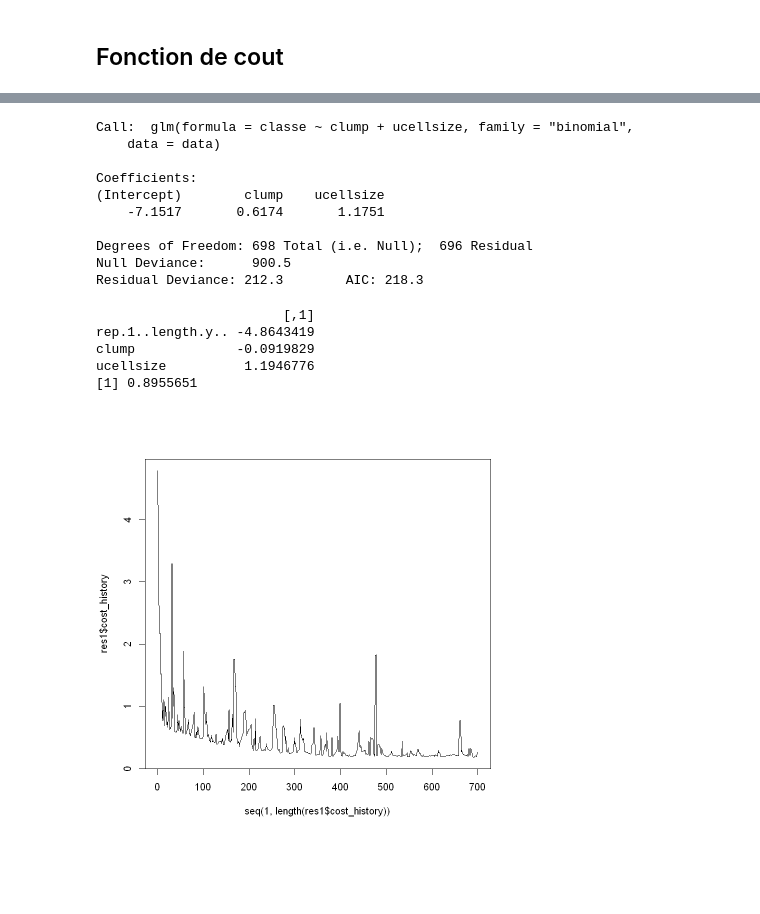
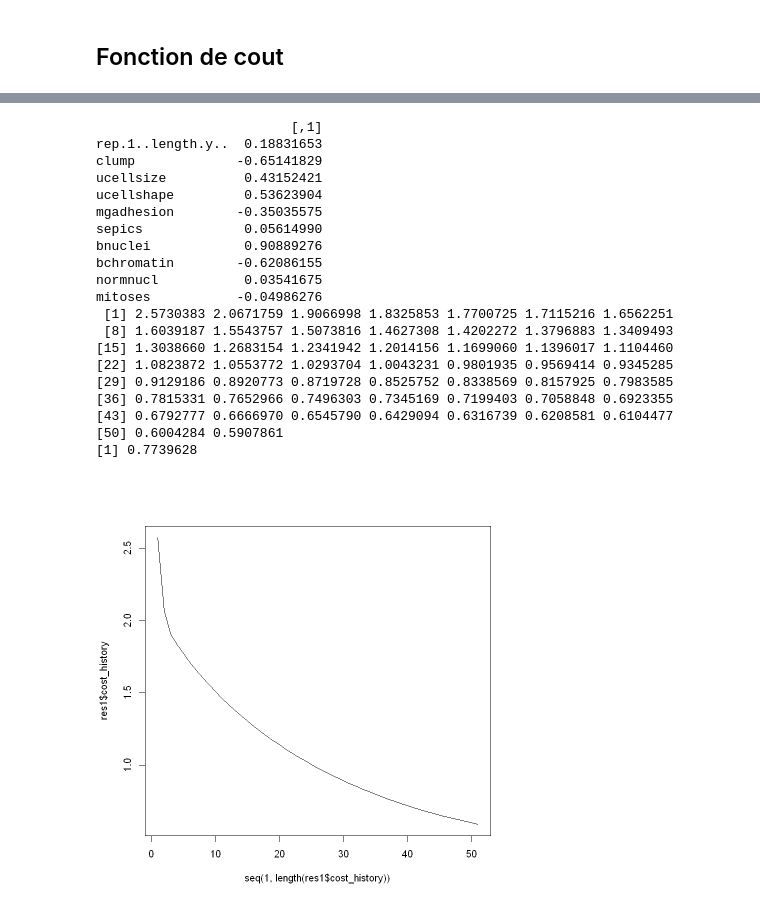
Before and after one commit to RomainDudoit/M2_RPackage, a Jupyter notebook: Notebook.ipynb, the cells around one changed output, grey strips where cells are left out. Drawn from its saved outputs; the diff is of its cells as text; code cells hidden in the pictures; blank space fills up the shorter version.

```diff
--- a/Notebook.ipynb
+++ b/Notebook.ipynb
@@ -188,41 +185,29 @@ mini_batch_gradient_descent <- function(x, y, theta, learning_rate, n_iter, batc
 # %%
 # Gradient descent
 fit <- function(formula, data, mode, batch_size, learning_rate, n_iter) {
-
-    x_y = get_x_y(formula, data)
+    x_y <- get_x_y(formula, data) # nolint
     x <- x_y$features
     y <- x_y$target
-
-    #Création de l'instance
-
     initial_theta <- as.matrix(rnorm(n = dim(x)[2], mean = 0, sd = 1))
-    #inst$cost_history <- c(cost_function(inst$x, inst$y, inst$theta)) # nolint
-
+    #initial_theta <- as.matrix(replicate(dim(x)[2], 0))
 
     if (mode == "batch" || (mode == "mini-batch" && batch_size >= nrow(y))) {
         gradient_descent <- batch_gradient_descent(x, y, initial_theta, learning_rate, n_iter) # nolint
-    }else if (mode == "stochastic" || (mode == "mini-batch" && batch_size == 1)) { # nolint
-        gradient_descent <- stochastic_gradient_descent(x, y, initial_theta, learning_rate, n_iter)# nolint
-    }else if (mode == "mini-batch") {
-        gradient_descent <- mini_batch_gradient_descent(x, y, initial_theta, learning_rate, n_iter, batch_size)# nolint
-    }else{
+    } else if (mode == "stochastic" || (mode == "mini-batch" && batch_size == 1)) { # nolint
+        gradient_descent <- stochastic_gradient_descent(x, y, initial_theta, learning_rate, n_iter) # nolint
+    } else if (mode == "mini-batch") {
+        gradient_descent <- mini_batch_gradient_descent(x, y, initial_theta, learning_rate, n_iter, batch_size) # nolint
+    } else {
         return("erreur")
     }
 
+    # Création de l'instance
+    inst <- list(
+        formula = formula, x = x, y = y, mode = mode, batch_size = batch_size, learning_rate = learning_rate, n_iter = n_iter, # nolint
+        initial_theta = initial_theta, theta = gradient_descent[[1]], cost_history = gradient_descent[[2]]
+    ) # nolint
 
-    inst <- list(formula = formula, x = x, y = y, mode = mode, batch_size = batch_size, learning_rate = learning_rate, n_iter = n_iter, theta = gradient_descent[[1]], cost_history = gradient_descent[[2]])
     attr(inst, "class") <- "Reg.Log"
-
-    # inst <- list()
-    # inst$formula <- formula
-    # inst$x <- x
-    # inst$y <- y
-    # inst$mode <- mode
-    # inst$batch_size <- batch_size
-    # inst$learning_rate <- learning_rate
-    # inst$n_iter <- n_iter
-    # inst$theta <- gradient_descent[[1]]
-    # inst$cost_history <- gradient_descent[[2]]
     return(inst)
 }
 # %%
@@ -274,29 +289,35 @@ ERROR: Error in cat("Model:", obj$formula, "\n"): argument 2 (type 'language') c
-# %%
-glm(classe ~ clump + ucellsize, data = data, family = 'binomial')
-# %% [output]
-Call:  glm(formula = classe ~ clump + ucellsize, family = "binomial",
-    data = data)
-
-Coefficients:
-(Intercept)        clump    ucellsize
-    -7.1517       0.6174       1.1751
-
-Degrees of Freedom: 698 Total (i.e. Null);  696 Residual
-Null Deviance:      900.5
-Residual Deviance: 212.3        AIC: 218.3
 # %%
+# Courbe parfois inversée ??? -> Cout initial négatif qui semble provoquer une
+
+res1 <- fit(classe ~ ., data, mode = "batch", batch_size = 32, learning_rate = 0.1, n_iter = 50)
 y_pred <- predict(res1$x, res1$theta)
 plot(seq(1, length(res1$cost_history)), res1$cost_history, type = "l")
 
 print(res1$theta)
+print(res1$cost_history)
 
 accuracy <- mean(y_pred == res1$y)
 print(accuracy)
 # %% [output]
-                        [,1]
-rep.1..length.y.. -4.8643419
-clump             -0.0919829
-ucellsize          1.1946776
-[1] 0.8955651
+                         [,1]
+rep.1..length.y..  0.18831653
+clump             -0.65141829
+ucellsize          0.43152421
+ucellshape         0.53623904
+mgadhesion        -0.35035575
+sepics             0.05614990
+bnuclei            0.90889276
+bchromatin        -0.62086155
+normnucl           0.03541675
+mitoses           -0.04986276
+ [1] 2.5730383 2.0671759 1.9066998 1.8325853 1.7700725 1.7115216 1.6562251
+ [8] 1.6039187 1.5543757 1.5073816 1.4627308 1.4202272 1.3796883 1.3409493
+[15] 1.3038660 1.2683154 1.2341942 1.2014156 1.1699060 1.1396017 1.1104460
+[22] 1.0823872 1.0553772 1.0293704 1.0043231 0.9801935 0.9569414 0.9345285
+[29] 0.9129186 0.8920773 0.8719728 0.8525752 0.8338569 0.8157925 0.7983585
+[36] 0.7815331 0.7652966 0.7496303 0.7345169 0.7199403 0.7058848 0.6923355
+[43] 0.6792777 0.6666970 0.6545790 0.6429094 0.6316739 0.6208581 0.6104477
+[50] 0.6004284 0.5907861
+[1] 0.7739628
-[figure, old version]
+[figure, new version]
 # %%
```
Also changed, not shown: parts of 19 cells of this notebook.
